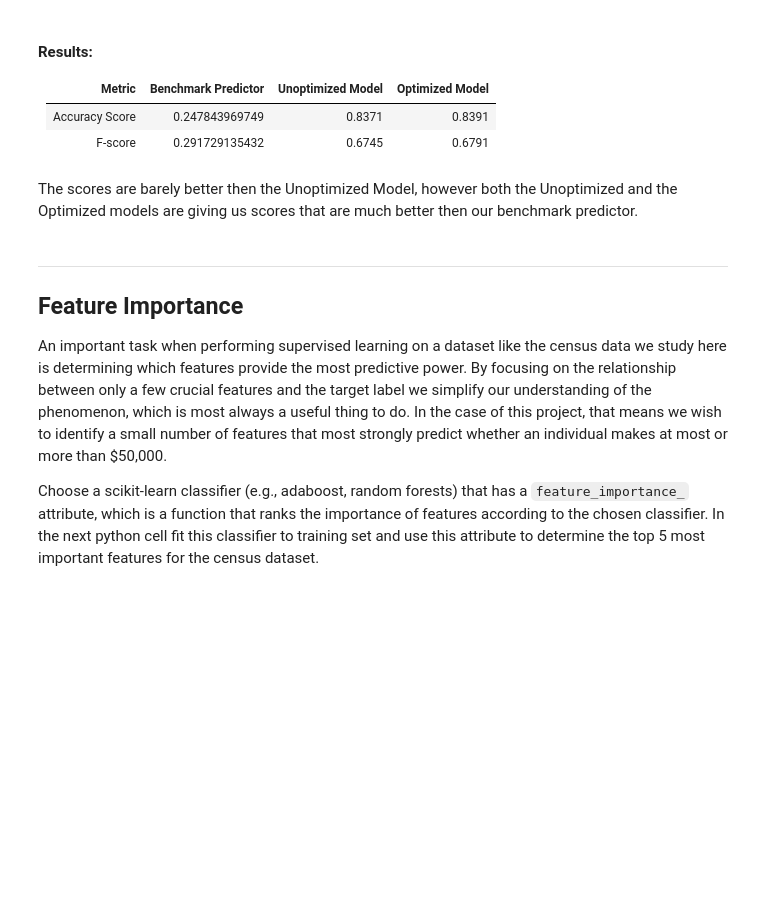
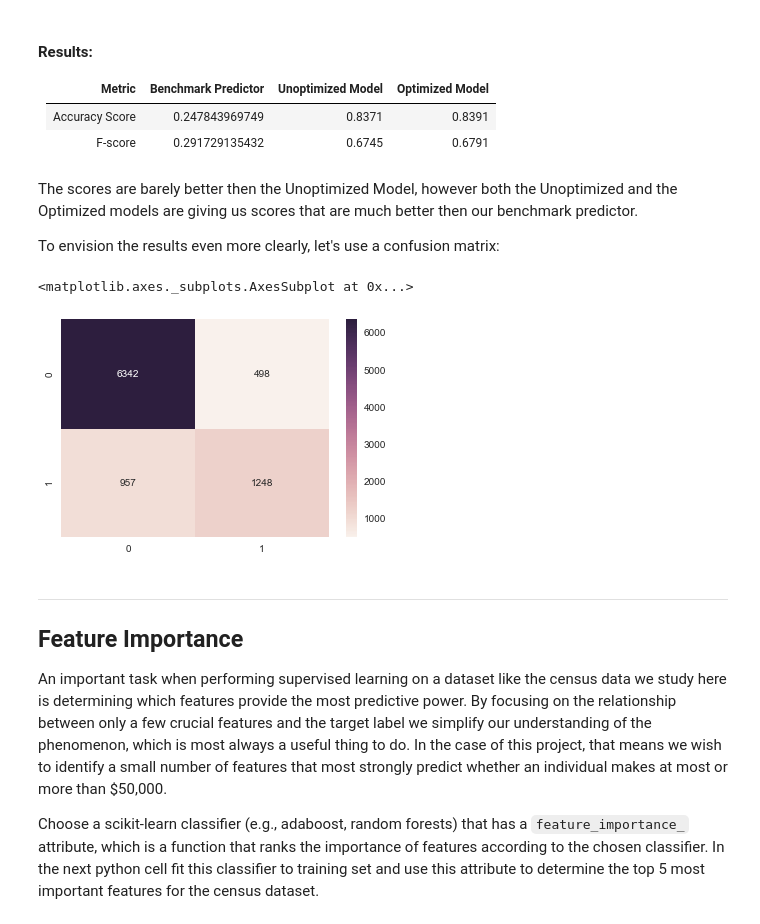
Before and after one commit to paulfoley/Udacity_Nanodegree-Machine_Learning, a Jupyter notebook: projects/finding_donors/finding_donors.ipynb, the cells around one changed output. Cells and saved outputs as stored; diff of their text form; code cells hidden in the pictures; blank space fills up the shorter version.

```diff
--- a/projects/finding_donors/finding_donors.ipynb
+++ b/projects/finding_donors/finding_donors.ipynb
@@ -476,6 +482,15 @@ _What is your optimized model's accuracy and F-score on the testing data? Are th
 | F-score        |   0.291729135432    |      0.6745       |      0.6791     |
 # %% [markdown]
 The scores are barely better then the Unoptimized Model, however both the Unoptimized and the Optimized models are giving us scores that are much better then our benchmark predictor.
+
+To envision the results even more clearly, let's use a confusion matrix:
+# %%
+# Create Confusion Matrix
+pred = best_clf.predict(X_test)
+sns.heatmap(confusion_matrix(y_test, pred), annot = True, fmt = '')
+# %% [output]
+<matplotlib.axes._subplots.AxesSubplot at 0x...>
+[figure, added]
 # %% [markdown]
 ----
 ## Feature Importance
```
Also changed, not shown: parts of 12 cells of this notebook, 1 other file.
